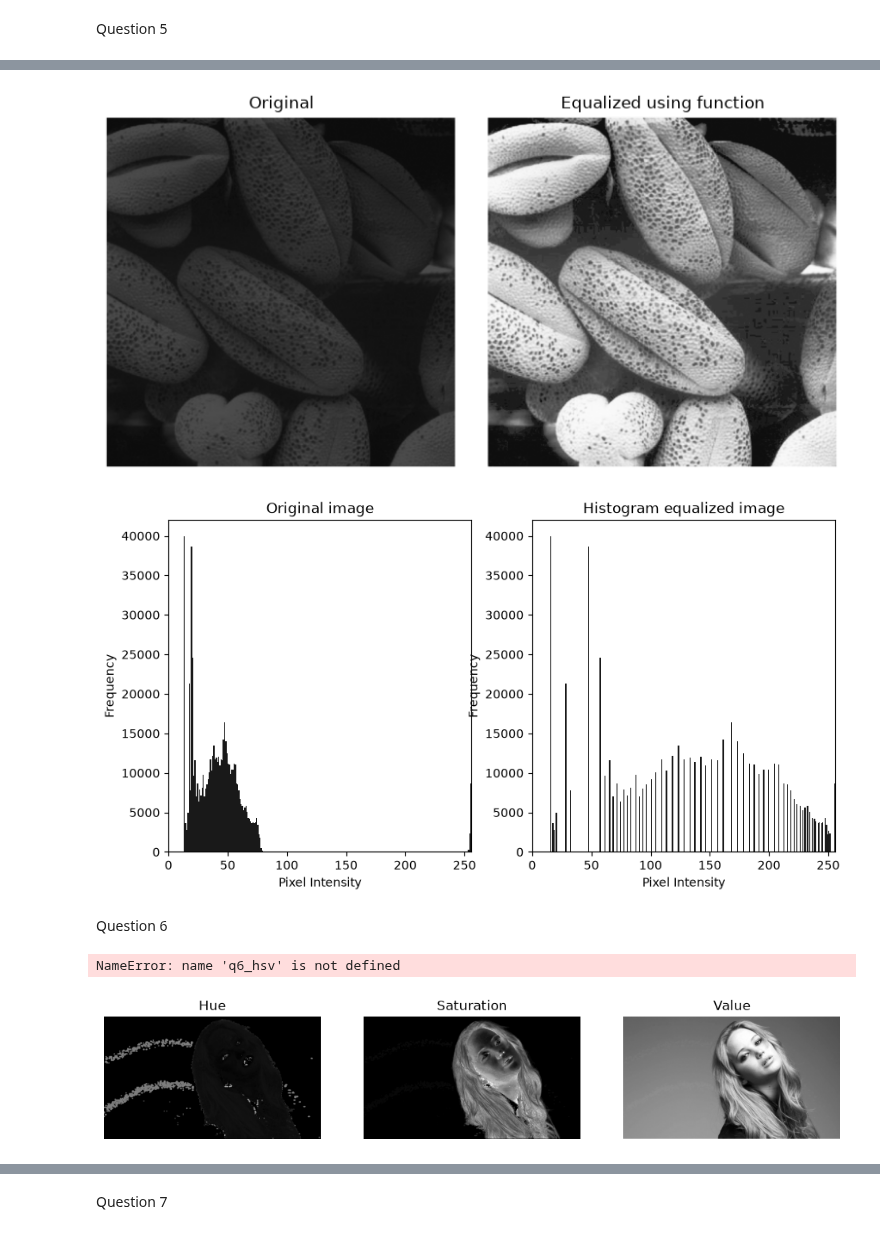
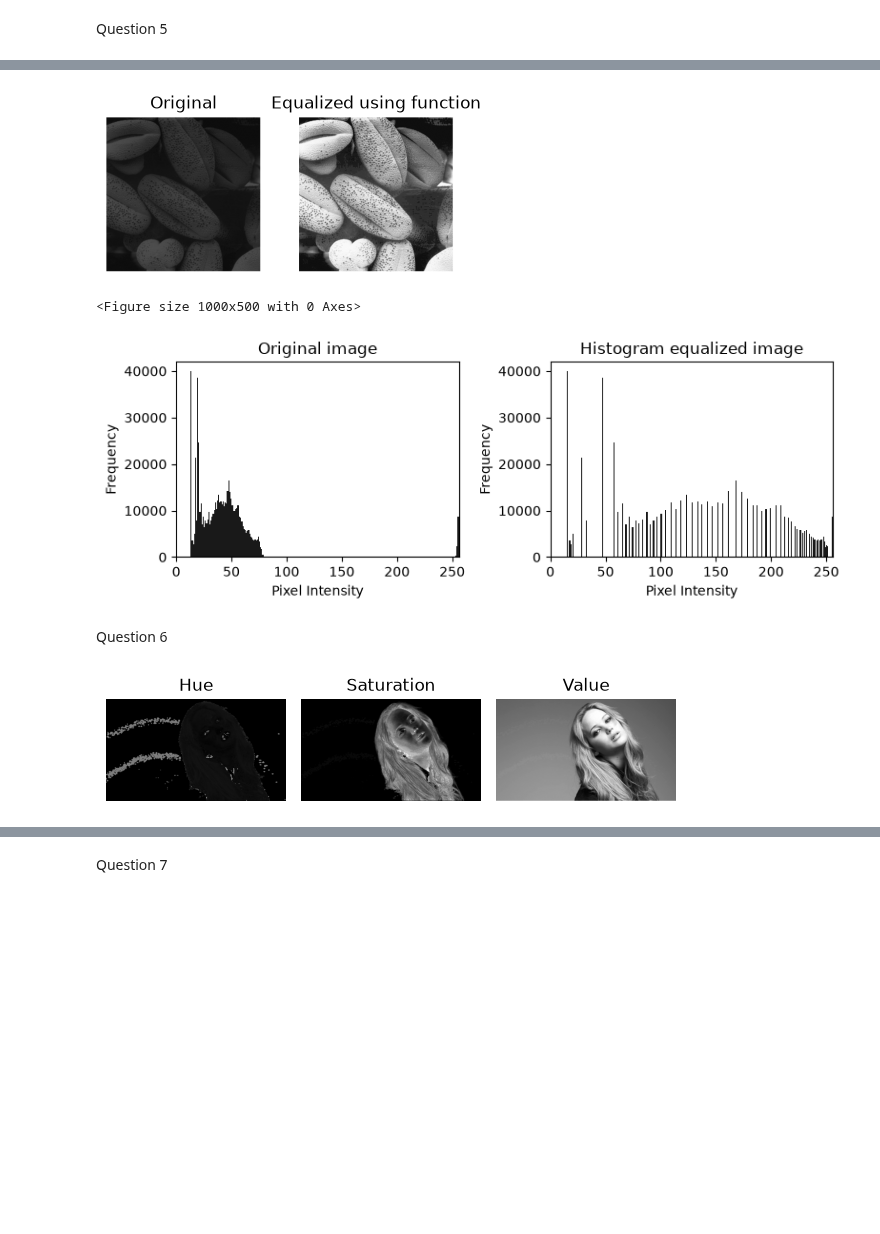
Before and after one commit to chabi1773/CV_Assignment, a Jupyter notebook: Assignment_01.ipynb, the cells around one changed output, grey strips where cells are left out. Saved outputs shown, nothing was run; the diff lists cells and outputs as text; code cells hidden in the pictures; blank space fills up the shorter version.

```diff
--- a/Assignment_01.ipynb
+++ b/Assignment_01.ipynb
@@ -212,25 +205,26 @@ hist_sum = hist.cumsum()
 t = np.array([(L-1)/(M*N)*hist_sum[k] for k in range(256)]).astype("uint8")
 im_eq = t[im]
 # %%
-fig, ax = plt.subplots(1, 2, figsize=(8, 4))
+fig, ax = plt.subplots(1, 2, figsize=(4, 2))
 ax[0].imshow(im, cmap='gray', vmin=0, vmax=255)
 ax[0].set_title('Original')
 ax[0].axis("off")
 ax[1].imshow(im_eq, cmap='gray', vmin=0, vmax=255)
 ax[1].set_title('Equalized using function')
 ax[1].axis("off")
 
 # Show the plot
 plt.tight_layout()
 plt.show()
 # %% [output]
-[figure, old version]
+[figure, new version]
 # %%
 hist1 = cv.calcHist([im], [0], None, [256], [0, 256])
 hist2 = cv.calcHist([im_eq], [0], None, [256], [0, 256])
 plt.figure(figsize=(10, 5))
 im_flat = im.flatten()
 im_eq_flat = im_eq.flatten()
+plt.figure(figsize=(8, 3))
 plt.subplot(1, 2, 1)
 plt.hist(im_flat, bins=256, range=(0, 256), color='black', alpha=0.9)
 plt.title('Original image')
@@ -243,21 +237,21 @@ plt.title('Histogram equalized image')
 plt.xlabel('Pixel Intensity')
 plt.ylabel('Frequency')
 plt.xlim([0, 256])
+plt.tight_layout()
 plt.show()
 # %% [output]
+<Figure size 1000x500 with 0 Axes>
-[figure, old version]
+[figure, new version]
 # %% [markdown]
 Question 6
 # %%
 q6 = cv.imread('jennifer.png')
 assert im is not None
-im_hsv = cv.cvtColor(q6, cv.COLOR_BGR2HSV)
-im_rgb = cv.cvtColor(q6, cv.COLOR_BGR2RGB)
+q6_hsv = cv.cvtColor(q6, cv.COLOR_BGR2HSV)
+q6_rgb = cv.cvtColor(q6, cv.COLOR_BGR2RGB)
 H, S, V = cv.split(q6_hsv)
-# %% [output]
-NameError: name 'q6_hsv' is not defined
 # %%
-fig, ax = plt.subplots(1, 3, figsize=(12, 8))
+fig, ax = plt.subplots(1, 3, figsize=(6, 4))
 ax[0].imshow(H, cmap='gray', vmin=0, vmax=255)
 ax[0].set_title('Hue')
 ax[1].imshow(S, cmap='gray', vmin=0, vmax=255)
@@ -266,9 +260,10 @@ ax[2].imshow(V, cmap='gray', vmin=0, vmax=255)
 ax[2].set_title('Value')
 for a in ax:
     a.axis("off")
+plt.tight_layout()
 plt.show()
 # %% [output]
-[figure, old version]
+[figure, new version]
 # %%
 _, mask = cv.threshold(S, 12, 255, cv.THRESH_BINARY)
 foreground = cv.bitwise_and(q6, q6, mask=mask)
```
Also changed, not shown: parts of 40 cells of this notebook.
